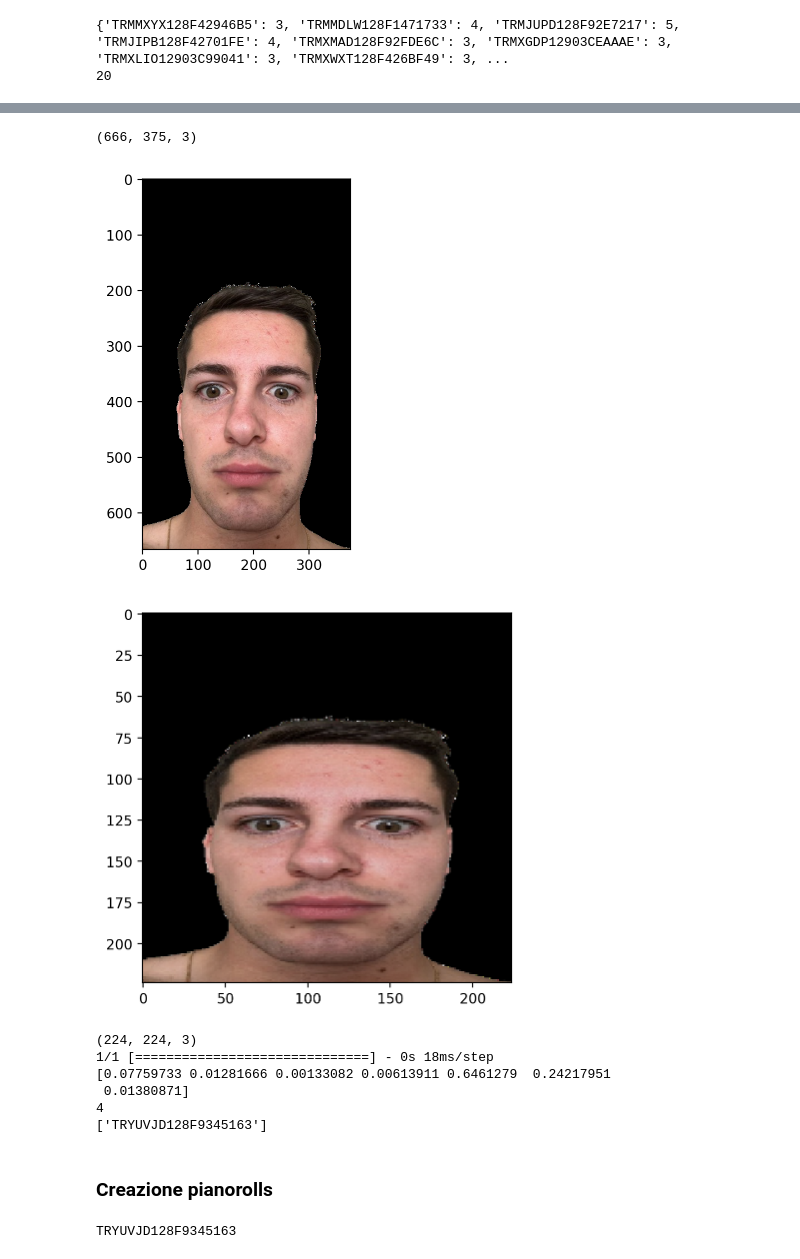
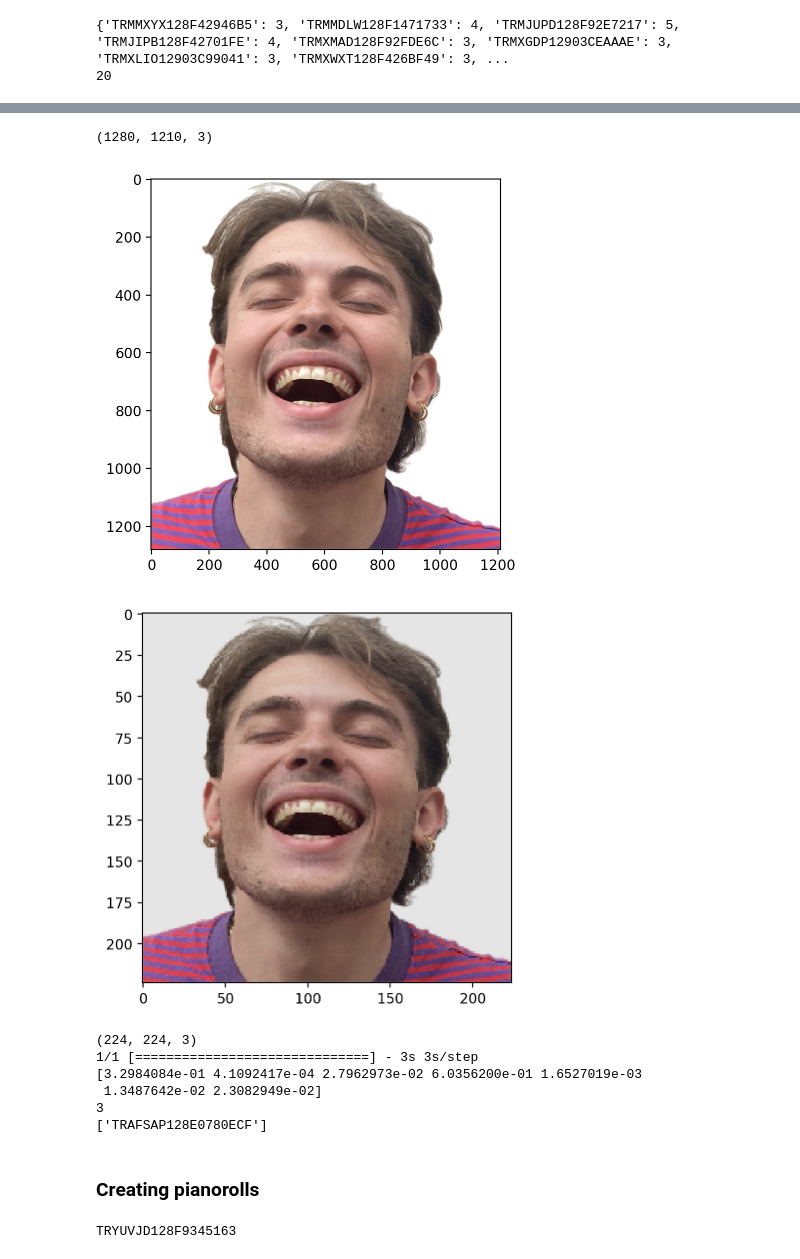
Before and after one commit to HeineCantor/AsItSounds, a Jupyter notebook: Applying_VAE_fixed.ipynb, the cells around one changed output, grey strips where cells are left out. Cells and saved outputs as stored; diff of their text form; code cells hidden in the pictures.

```diff
--- a/Applying_VAE_fixed.ipynb
+++ b/Applying_VAE_fixed.ipynb
@@ -259,52 +256,52 @@ import cv2
 img_rows=224
 img_cols=224
 img_channels=3
 
-# Caricamento e preprocessing dell'immagine
-img = cv2.imread('/content/drive/MyDrive/ColabNotebooks/AsItSounds/Face_samples/balash-removebg-preview.png')
+# Image loading and preprocessing
+img = cv2.imread('/content/drive/MyDrive/ColabNotebooks/AsItSounds/Face_samples/happy_Luigi.jpg')
 img_rgb = cv2.cvtColor(img, cv2.COLOR_BGR2RGB)
 print(img_rgb.shape)
 plt.imshow(img_rgb)
 plt.show()
 
 resized_images = cv2.resize(img_rgb, (224, 224))
 resized_images = resized_images / 255.0
 
-# Sfondo grigio
+# Grey background
 background = np.full_like(resized_images, [0.5, 0.5, 0.5])
 
-# Riduzione luminosità (opzionale)
+# Brightness reduction (optional)
 resized_images *= 0.9
 
 # Combina immagine e sfondo
 resized_images = cv2.addWeighted(resized_images, 1, background, 0, 0)
 
-# Ripristina la forma per compatibilità
+# Restores shape for compatibility
 img = np.reshape(resized_images, (-1, img_rows, img_cols, img_channels))
 
-# Visualizza immagine modificata
+# View modified image
 plt.imshow(resized_images)
 plt.show()
 
 
-# Verifichiamo la nuova forma del batch di immagini
-print(resized_images.shape)  # Dovrebbe essere (10, 224, 224, 3)
+# Checking the new shape of the batch of images
+print(resized_images.shape)
 filtered_msd_ids=[]
 filtered_msd_id = song_selection(img, model_mood)
 filtered_msd_ids.append(filtered_msd_id)
 print(filtered_msd_ids)
 # %% [output]
-(666, 375, 3)
+(1280, 1210, 3)
-[figure, old version]
+[figure, new version]
-[figure, old version]
+[figure, new version]
 (224, 224, 3)
-1/1 [==============================] - 0s 18ms/step
-[0.07759733 0.01281666 0.00133082 0.00613911 0.6461279  0.24217951
- 0.01380871]
-4
-['TRYUVJD128F9345163']
+1/1 [==============================] - 3s 3s/step
+[3.2984084e-01 4.1092417e-04 2.7962973e-02 6.0356200e-01 1.6527019e-03
+ 1.3487642e-02 2.3082949e-02]
+3
+['TRAFSAP128E0780ECF']
 # %% [markdown]
-### Creazione pianorolls
+### Creating pianorolls
 # %%
 combined_pianorolls = []
 i = 0
```
Also changed, not shown: parts of 7 cells of this notebook.
